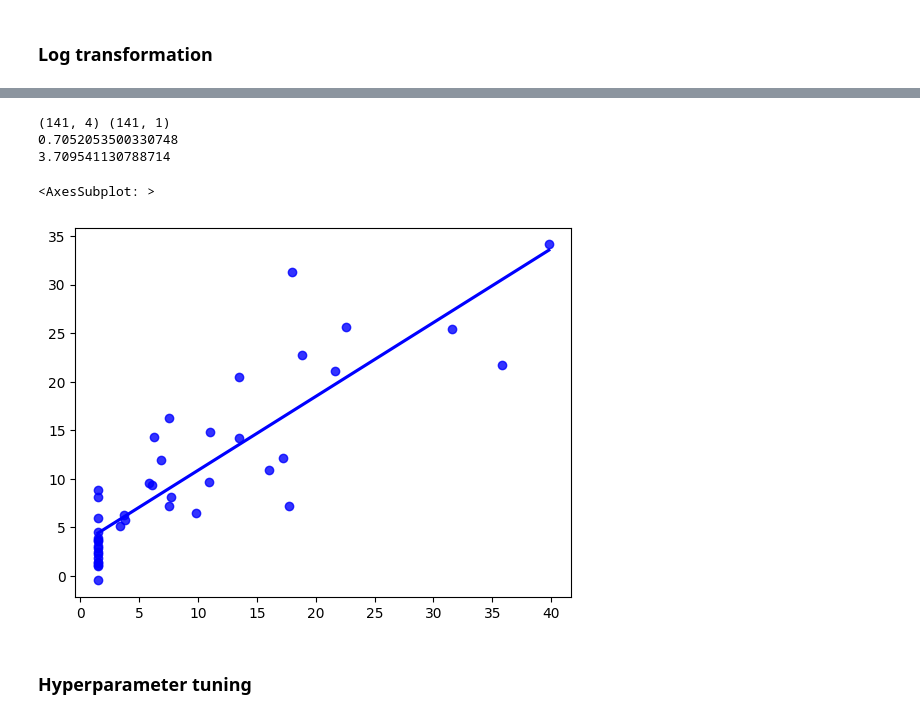
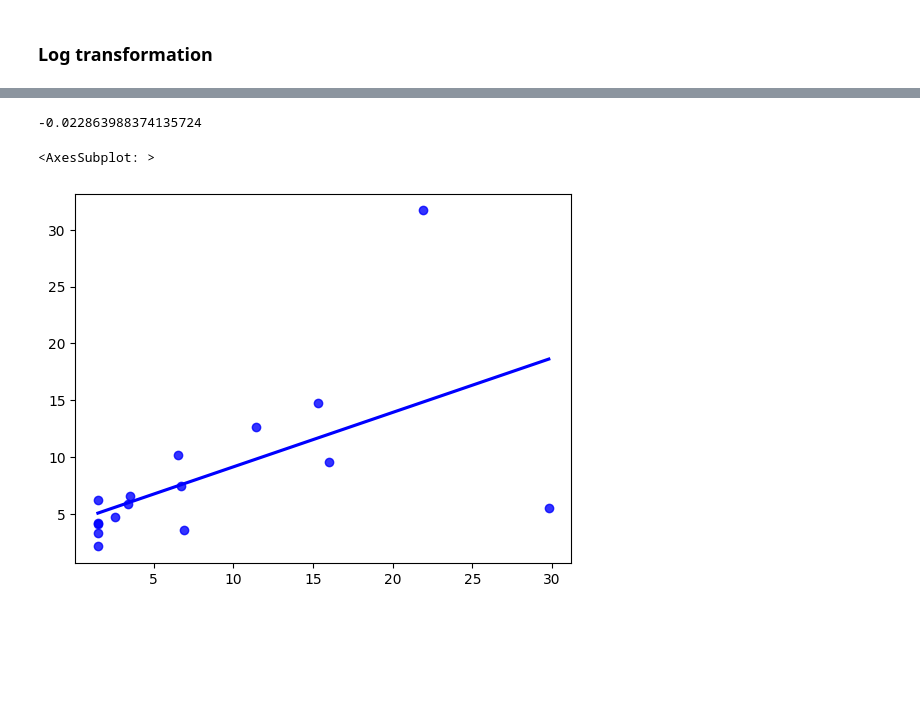
Before and after one commit to Sean2309/10.020_DataDrivenWorld_2D_Project-, a Jupyter notebook: Code/Modelling/linear_regression.ipynb, the cells around one changed output, grey strips where cells are left out. Cells and saved outputs as stored; diff of their text form; code cells hidden in the pictures; blank space fills up the shorter version.

Commit message:
add transformations

```diff
--- a/Code/Modelling/linear_regression.ipynb
+++ b/Code/Modelling/linear_regression.ipynb
@@ -405,10 +405,18 @@ NameError: name 'betas' is not defined
 ### Log transformation
 # %%
 selected_combi = ['Net_FDI_2020', 'Access_To_Electricity_2020', 'Fertility_Rate_2020', 'Corruption_Perception_Index_2020']
-df_features = df[selected_combi].copy()
-df_features[selected_combi[0]] = df_features[selected_combi[0]] ** (1/2)
-#df_features[selected_combi[1]] = np.log(-df_features[selected_combi[1]]+df_features[selected_combi[1]].median())
-df_features[selected_combi[2]] = 1 / (df_features[selected_combi[2]])
-sns.pairplot(data=pd.concat([df_features[[selected_combi[0]]], df[output_names]], axis=1))
+output_names = ['Prevalence_of_undernourishment_2020']
+
+df_features, df_target = get_features_targets(df, selected_combi, output_names)
+n = len(df_features.columns)
+df_features, df_target = remove_outliers(df_features, df_target)
+
+df_target = (df_target - df_target.min()) / (df_target.max() - df_target.min())
+df_target = -np.log(df_target+1)
+
+df_features[selected_combi[0]] = np.log10(df_features[selected_combi[0]])
+#df_features[selected_combi[2]] = 1 / df_features[selected_combi[2]]
+
+sns.pairplot(data=pd.concat([df_features, df_target], axis=1))
 # %% [output]
 <seaborn.axisgrid.PairGrid at 0x...>
@@ -438,55 +452,44 @@ Name: Prevalence_of_undernourishment_2020, dtype: float64
 # %%
+selected_combi = ['Net_FDI_2020', 'Access_To_Electricity_2020', 'Fertility_Rate_2020', 'Corruption_Perception_Index_2020']
+
 df_features, df_target = get_features_targets(df, selected_combi, output_names)
 n = len(df_features.columns)
 df_features, df_target = remove_outliers(df_features, df_target)
 
-# Apply transformation to independent var
-# Link to log transformations: https://kenbenoit.net/assets/courses/ME104/logmodels2.pdf
-# df_target = (df_target - df_target.min()) / (df_target.max() - df_target.min()) * 2 - 1
-# df_target = np.arctanh(df_target)
-# print(df_target[:5])
+df_target = (df_target - df_target.min()) / (df_target.max() - df_target.min())
+df_target = -np.log(df_target+1)
 
-# Apply transformation to dependent vars
-#df_features[selected_combi[0]] = df_features[selected_combi[0]] ** (1/3)
-#df_features[selected_combi[1]] = 1 / ((df_features[selected_combi[1]]).max()-df_features[selected_combi[1]])
-df_features[selected_combi[2]] = 1 / (df_features[selected_combi[2]])
-#df_features.fillna(df_features.mean(), inplace=True)
-print(df_features.shape, df_target.shape)
+df_features[selected_combi[2]] = 1 / df_features[selected_combi[2]]
 
 # Split the data set into training and test
 df_features_train, df_features_test, df_target_train, df_target_test = split_data(df_features, df_target, 100, 0.3)
 
 # Normalize the features using z normalization
 df_features_train_z = normalize_z(df_features_train)
 
 # Change the features and the target to numpy array using the prepare functions
 X = prepare_feature(df_features_train_z)
 target = prepare_target(df_target_train)
 
 iterations = 1500
 alpha = 0.01
 beta = np.zeros((n+1,1))
 
 # Call the gradient_descent function
 beta, J_storage = gradient_descent(X, target, beta, alpha, iterations)
 
 # call the predict() method
 pred = predict(df_features_test, beta)
 
 # Evaluate the model
 target = prepare_target(df_target_test)
 adj_r2 = adjusted_r2_score(target, pred, n)
 mae = mean_absolute_error(target, pred)
 print(adj_r2)
-print(mae)
 
 sns.regplot(x=target,y=pred,ci=None,color='blue')
 # %% [output]
-(141, 4) (141, 1)
-0.7052053500330748
-3.709541130788714
+-0.022863988374135724
 <AxesSubplot: >
-[figure, old version]
+[figure, new version]
-# %% [markdown]
-### Hyperparameter tuning
 # %%
```
Also changed, not shown: parts of 3 cells of this notebook.
